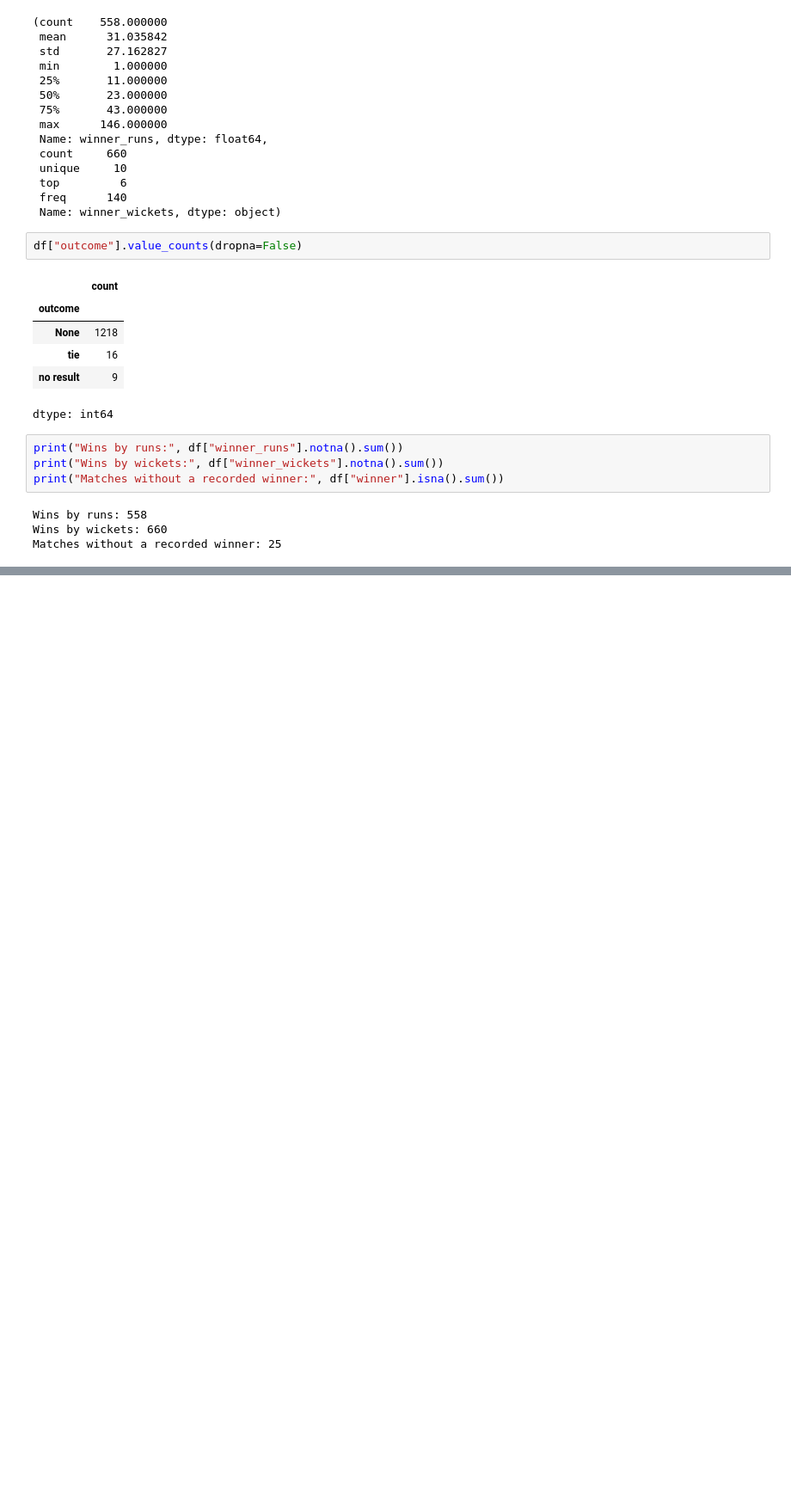
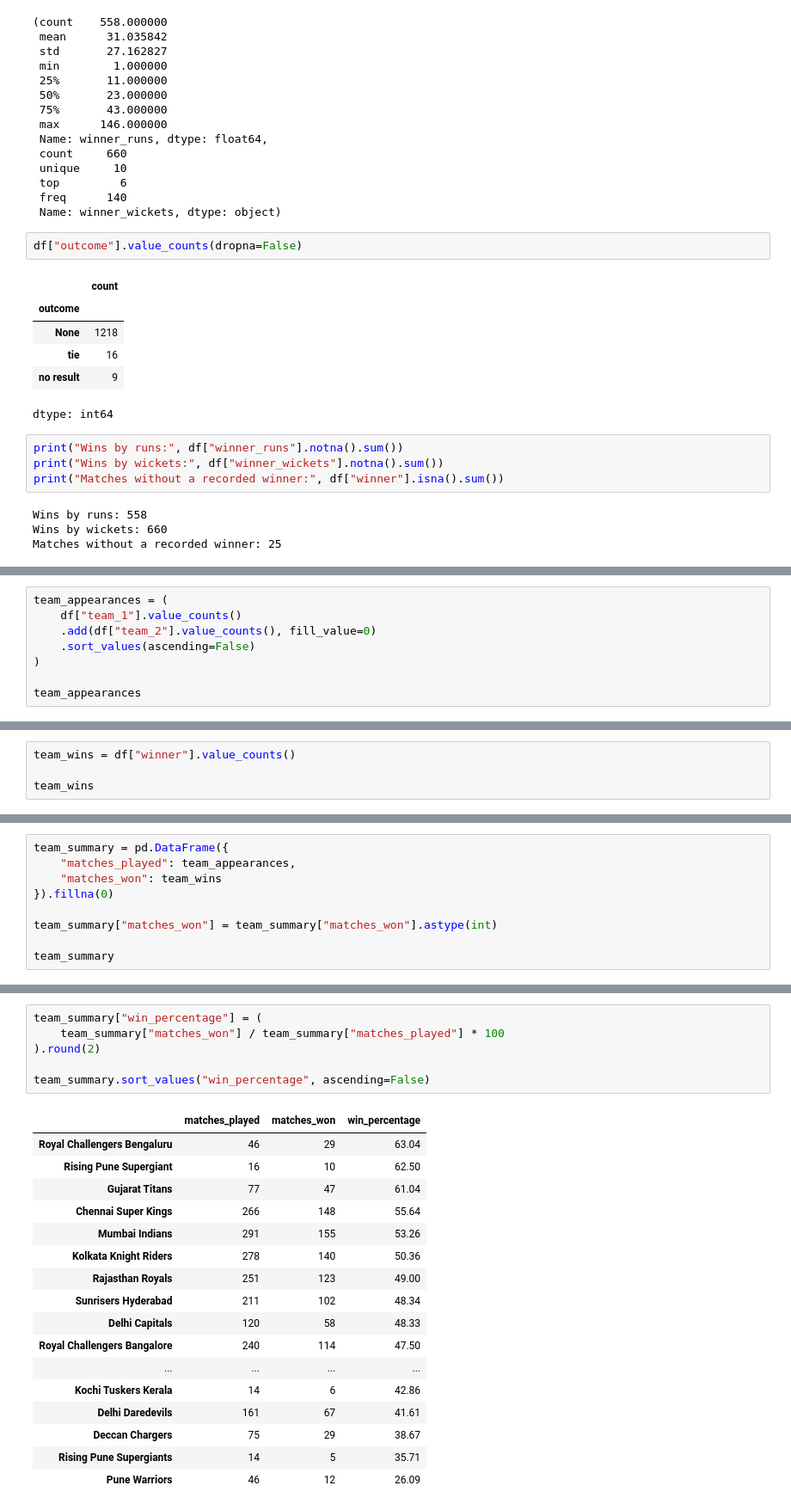
Before and after one commit to shubhampk37/data-analysis-practice, a Jupyter notebook: EDA/01_IPL/analysis.ipynb, the cells around one changed output, grey strips where cells are left out. Shown at 86% size. Cells and saved outputs as stored; diff of their text form; blank space fills up the shorter version.

Commit message:
feat: analyze IPL team performance

```diff
--- a/EDA/01_IPL/analysis.ipynb
+++ b/EDA/01_IPL/analysis.ipynb
@@ -362,0 +365,8 @@ Matches without a recorded winner: 25
+# %%
+team_appearances = (
+    df["team_1"].value_counts()
+    .add(df["team_2"].value_counts(), fill_value=0)
+    .sort_values(ascending=False)
+)
+
+team_appearances
@@ -362,0 +392,4 @@ Matches without a recorded winner: 25
+# %%
+team_wins = df["winner"].value_counts()
+
+team_wins
@@ -362,0 +416,9 @@ Matches without a recorded winner: 25
+# %%
+team_summary = pd.DataFrame({
+    "matches_played": team_appearances,
+    "matches_won": team_wins
+}).fillna(0)
+
+team_summary["matches_won"] = team_summary["matches_won"].astype(int)
+
+team_summary
@@ -362,0 +443,24 @@ Matches without a recorded winner: 25
+# %%
+team_summary["win_percentage"] = (
+    team_summary["matches_won"] / team_summary["matches_played"] * 100
+).round(2)
+
+team_summary.sort_values("win_percentage", ascending=False)
+# %% [output]
+|  | matches_played | matches_won | win_percentage |
+| Royal Challengers Bengaluru | 46 | 29 | 63.04 |
+| Rising Pune Supergiant | 16 | 10 | 62.50 |
+| Gujarat Titans | 77 | 47 | 61.04 |
+| Chennai Super Kings | 266 | 148 | 55.64 |
+| Mumbai Indians | 291 | 155 | 53.26 |
+| Kolkata Knight Riders | 278 | 140 | 50.36 |
+| Rajasthan Royals | 251 | 123 | 49.00 |
+| Sunrisers Hyderabad | 211 | 102 | 48.34 |
+| Delhi Capitals | 120 | 58 | 48.33 |
+| Royal Challengers Bangalore | 240 | 114 | 47.50 |
+| ... | ... | ... | ... |
+| Kochi Tuskers Kerala | 14 | 6 | 42.86 |
+| Delhi Daredevils | 161 | 67 | 41.61 |
+| Deccan Chargers | 75 | 29 | 38.67 |
+| Rising Pune Supergiants | 14 | 5 | 35.71 |
+| Pune Warriors | 46 | 12 | 26.09 |
```
Also changed, not shown: parts of 4 cells of this notebook.
